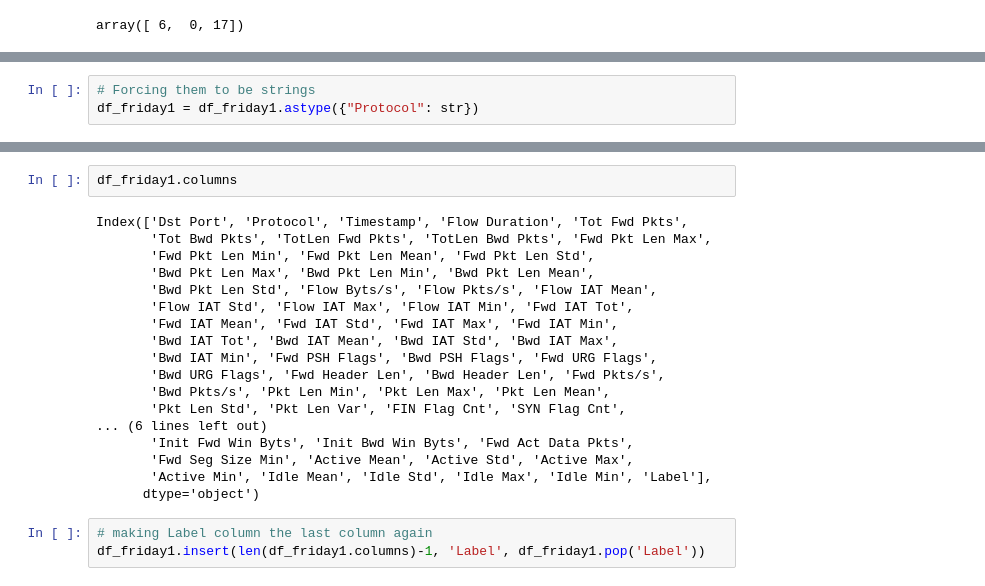
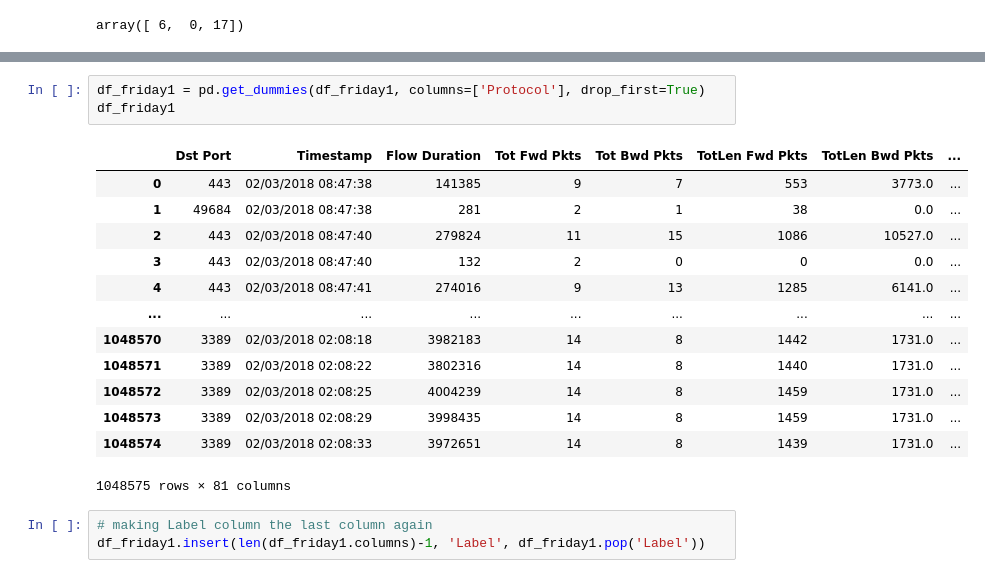
Before and after one commit to alittlesheepofGod/cse-cic-ids2018, a Jupyter notebook: 1-Exploring_CIC-IDS-2018_Dataset.ipynb, the cells around one changed output, grey strips where cells are left out. Cells and saved outputs as stored; diff of their text form.

```diff
--- a/1-Exploring_CIC-IDS-2018_Dataset.ipynb
+++ b/1-Exploring_CIC-IDS-2018_Dataset.ipynb
@@ -213,3 +190,0 @@ Index(['Dst Port', 'Protocol', 'Timestamp', 'Flow Duration', 'Tot Fwd Pkts',
-# %%
-# Forcing them to be strings
-df_friday1 = df_friday1.astype({"Protocol": str})
@@ -276,23 +191,20 @@ df_friday1
-# %%
-df_friday1.columns
-# %% [output]
-Index(['Dst Port', 'Protocol', 'Timestamp', 'Flow Duration', 'Tot Fwd Pkts',
-       'Tot Bwd Pkts', 'TotLen Fwd Pkts', 'TotLen Bwd Pkts', 'Fwd Pkt Len Max',
-       'Fwd Pkt Len Min', 'Fwd Pkt Len Mean', 'Fwd Pkt Len Std',
-       'Bwd Pkt Len Max', 'Bwd Pkt Len Min', 'Bwd Pkt Len Mean',
-       'Bwd Pkt Len Std', 'Flow Byts/s', 'Flow Pkts/s', 'Flow IAT Mean',
-       'Flow IAT Std', 'Flow IAT Max', 'Flow IAT Min', 'Fwd IAT Tot',
-       'Fwd IAT Mean', 'Fwd IAT Std', 'Fwd IAT Max', 'Fwd IAT Min',
-       'Bwd IAT Tot', 'Bwd IAT Mean', 'Bwd IAT Std', 'Bwd IAT Max',
-       'Bwd IAT Min', 'Fwd PSH Flags', 'Bwd PSH Flags', 'Fwd URG Flags',
-       'Bwd URG Flags', 'Fwd Header Len', 'Bwd Header Len', 'Fwd Pkts/s',
-       'Bwd Pkts/s', 'Pkt Len Min', 'Pkt Len Max', 'Pkt Len Mean',
-       'Pkt Len Std', 'Pkt Len Var', 'FIN Flag Cnt', 'SYN Flag Cnt',
-... (6 lines left out)
-       'Init Fwd Win Byts', 'Init Bwd Win Byts', 'Fwd Act Data Pkts',
-       'Fwd Seg Size Min', 'Active Mean', 'Active Std', 'Active Max',
-       'Active Min', 'Idle Mean', 'Idle Std', 'Idle Max', 'Idle Min', 'Label'],
-      dtype='object')
+# %%
+df_friday1 = pd.get_dummies(df_friday1, columns=['Protocol'], drop_first=True)
+df_friday1
+# %% [output]
+|  | Dst Port | Timestamp | Flow Duration | Tot Fwd Pkts | Tot Bwd Pkts | TotLen Fwd Pkts | TotLen Bwd Pkts | ... |
+| 0 | 443 | 02/03/2018 08:47:38 | 141385 | 9 | 7 | 553 | 3773.0 | ... |
+| 1 | 49684 | 02/03/2018 08:47:38 | 281 | 2 | 1 | 38 | 0.0 | ... |
+| 2 | 443 | 02/03/2018 08:47:40 | 279824 | 11 | 15 | 1086 | 10527.0 | ... |
+| 3 | 443 | 02/03/2018 08:47:40 | 132 | 2 | 0 | 0 | 0.0 | ... |
+| 4 | 443 | 02/03/2018 08:47:41 | 274016 | 9 | 13 | 1285 | 6141.0 | ... |
+| ... | ... | ... | ... | ... | ... | ... | ... | ... |
+| 1048570 | 3389 | 02/03/2018 02:08:18 | 3982183 | 14 | 8 | 1442 | 1731.0 | ... |
+| 1048571 | 3389 | 02/03/2018 02:08:22 | 3802316 | 14 | 8 | 1440 | 1731.0 | ... |
+| 1048572 | 3389 | 02/03/2018 02:08:25 | 4004239 | 14 | 8 | 1459 | 1731.0 | ... |
+| 1048573 | 3389 | 02/03/2018 02:08:29 | 3998435 | 14 | 8 | 1459 | 1731.0 | ... |
+| 1048574 | 3389 | 02/03/2018 02:08:33 | 3972651 | 14 | 8 | 1439 | 1731.0 | ... |
+1048575 rows × 81 columns
 # %%
 # making Label column the last column again
 df_friday1.insert(len(df_friday1.columns)-1, 'Label', df_friday1.pop('Label'))
```
Also changed, not shown: parts of 6 cells of this notebook.
